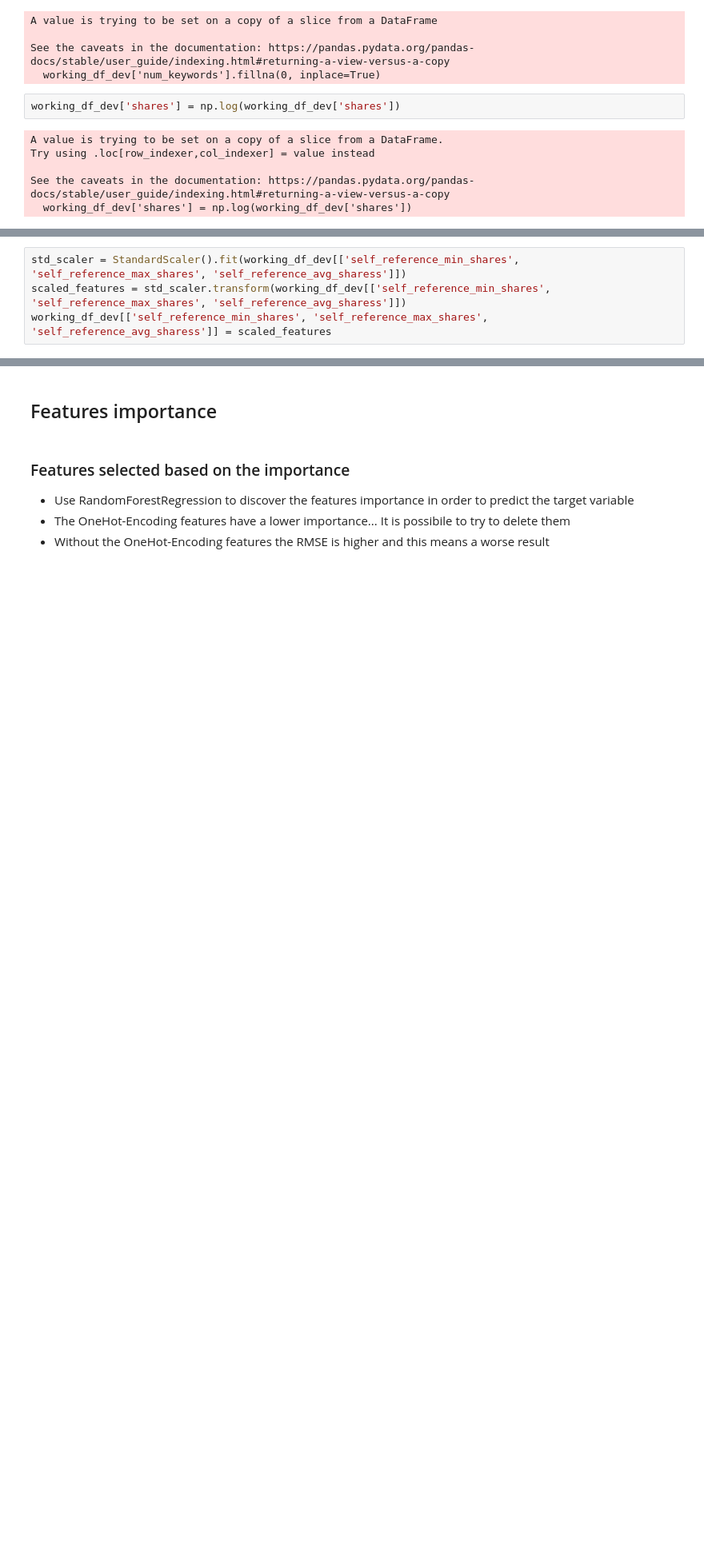
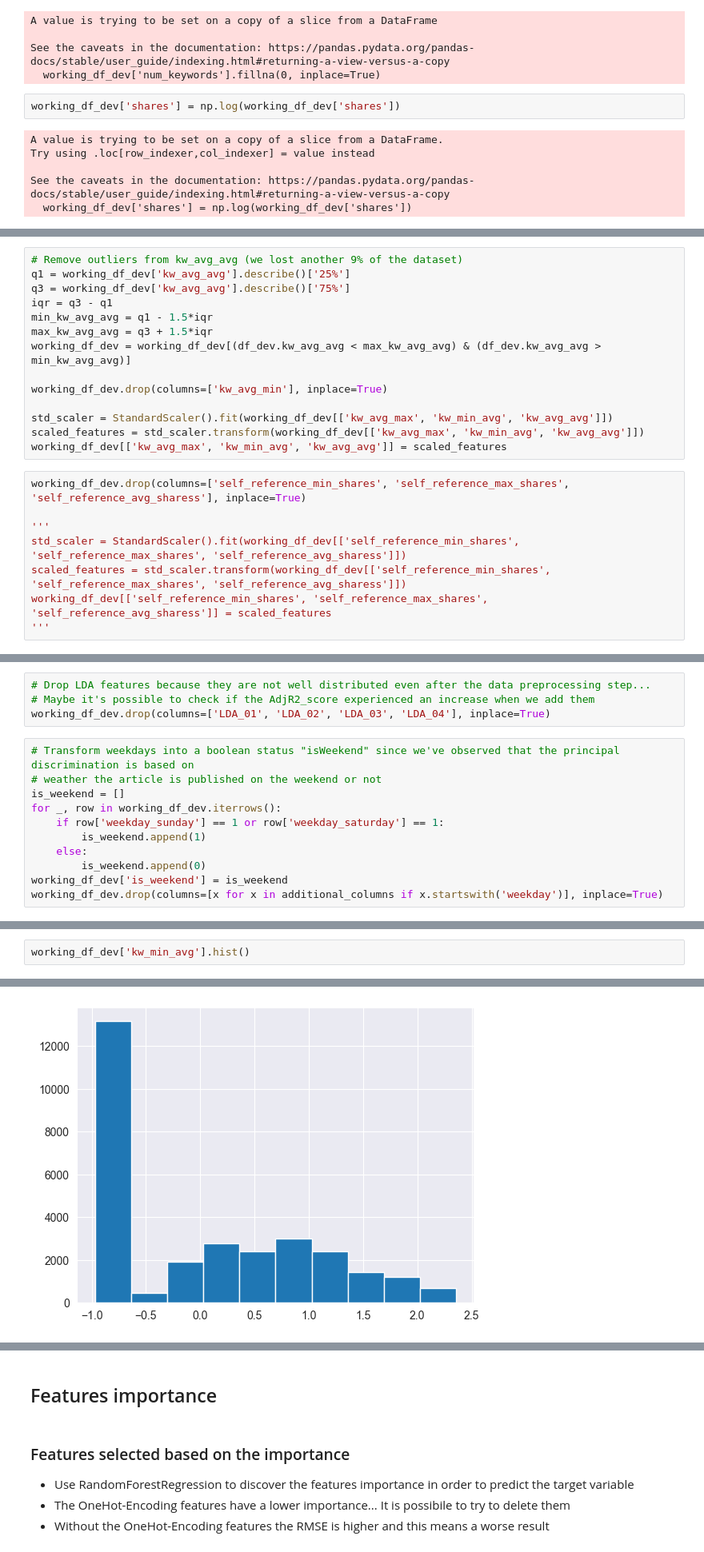
Before and after one commit to lolloberga/predict-shares-online-news, a Jupyter notebook: feature_engeneering.ipynb, the cells around one changed output, grey strips where cells are left out. Shown at 80% size. Saved outputs shown, nothing was run; the diff lists cells and outputs as text; blank space fills up the shorter version.

Commit message:
add: test some other engineering steps into dataset

```diff
--- a/feature_engeneering.ipynb
+++ b/feature_engeneering.ipynb
@@ -201,5 +203,23 @@ See the caveats in the documentation: https://pandas.pydata.org/pandas-docs/stab
+# %%
+# Remove outliers from kw_avg_avg (we lost another 9% of the dataset)
+q1 = working_df_dev['kw_avg_avg'].describe()['25%']
+q3 = working_df_dev['kw_avg_avg'].describe()['75%']
+iqr = q3 - q1
+min_kw_avg_avg = q1 - 1.5*iqr
+max_kw_avg_avg = q3 + 1.5*iqr
+working_df_dev = working_df_dev[(df_dev.kw_avg_avg < max_kw_avg_avg) & (df_dev.kw_avg_avg > min_kw_avg_avg)]
+
+working_df_dev.drop(columns=['kw_avg_min'], inplace=True)
+
+std_scaler = StandardScaler().fit(working_df_dev[['kw_avg_max', 'kw_min_avg', 'kw_avg_avg']])
+scaled_features = std_scaler.transform(working_df_dev[['kw_avg_max', 'kw_min_avg', 'kw_avg_avg']])
+working_df_dev[['kw_avg_max', 'kw_min_avg', 'kw_avg_avg']] = scaled_features
 # %%
+working_df_dev.drop(columns=['self_reference_min_shares', 'self_reference_max_shares', 'self_reference_avg_sharess'], inplace=True)
+
+'''
 std_scaler = StandardScaler().fit(working_df_dev[['self_reference_min_shares', 'self_reference_max_shares', 'self_reference_avg_sharess']])
 scaled_features = std_scaler.transform(working_df_dev[['self_reference_min_shares', 'self_reference_max_shares', 'self_reference_avg_sharess']])
 working_df_dev[['self_reference_min_shares', 'self_reference_max_shares', 'self_reference_avg_sharess']] = scaled_features
+'''
 # %% [output]
@@ -219,3 +229,18 @@ See the caveats in the documentation: https://pandas.pydata.org/pandas-docs/stab
+# %%
+# Drop LDA features because they are not well distributed even after the data preprocessing step...
+# Maybe it's possible to check if the AdjR2_score experienced an increase when we add them
+working_df_dev.drop(columns=['LDA_01', 'LDA_02', 'LDA_03', 'LDA_04'], inplace=True)
+# %%
+# Transform weekdays into a boolean status "isWeekend" since we've observed that the principal discrimination is based on
+# weather the article is published on the weekend or not
+is_weekend = []
+for _, row in working_df_dev.iterrows():
+    if row['weekday_sunday'] == 1 or row['weekday_saturday'] == 1:
+        is_weekend.append(1)
+    else:
+        is_weekend.append(0)
+working_df_dev['is_weekend'] = is_weekend
+working_df_dev.drop(columns=[x for x in additional_columns if x.startswith('weekday')], inplace=True)
 # %%
 working_df_dev
 # %% [output]
@@ -234,0 +275,3 @@ working_df_dev
+# %%
+working_df_dev['kw_min_avg'].hist()
+# %% [output]
@@ -234,0 +279 @@ working_df_dev
+[figure, added]
```
Also changed, not shown: parts of 17 cells of this notebook.
